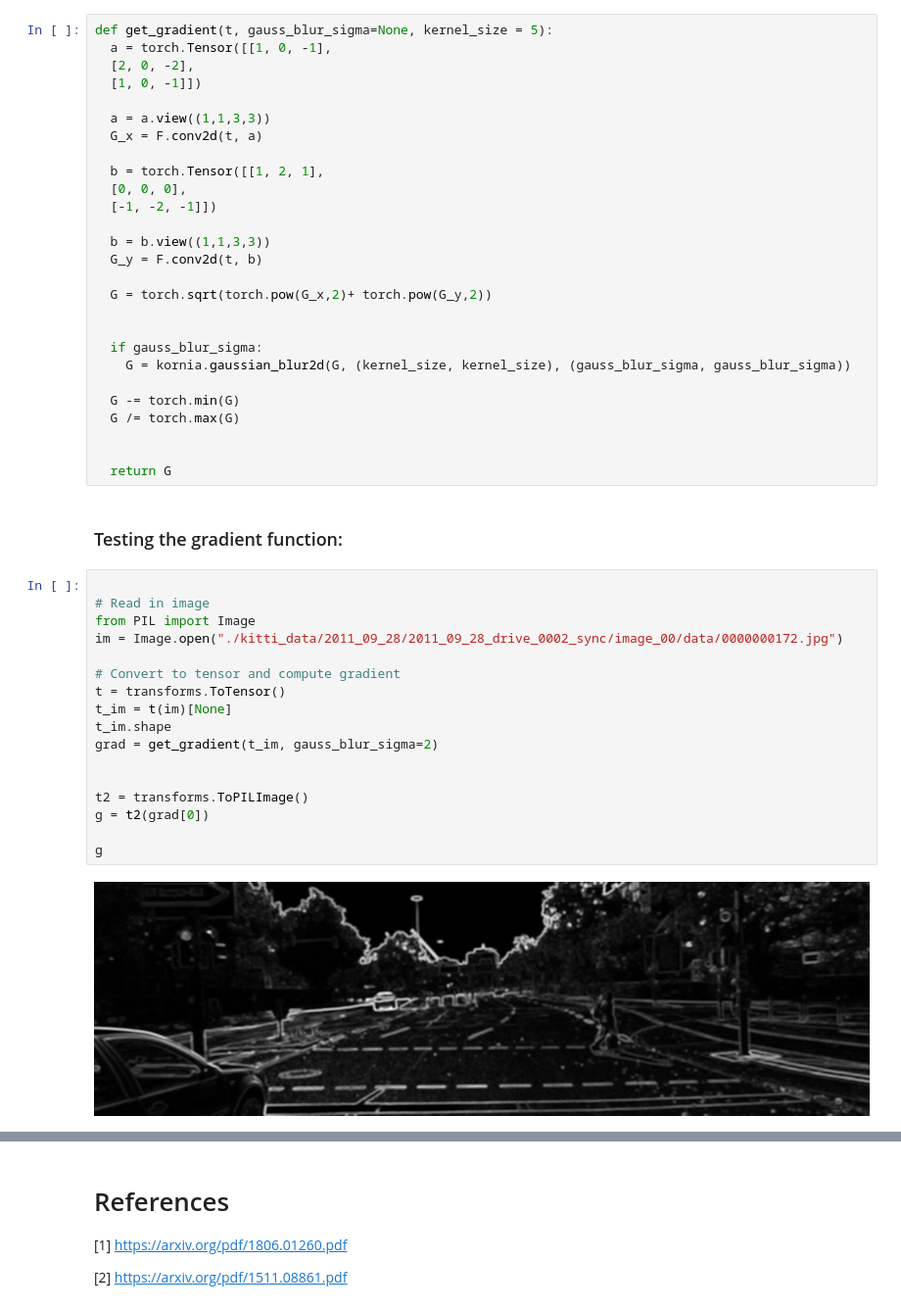
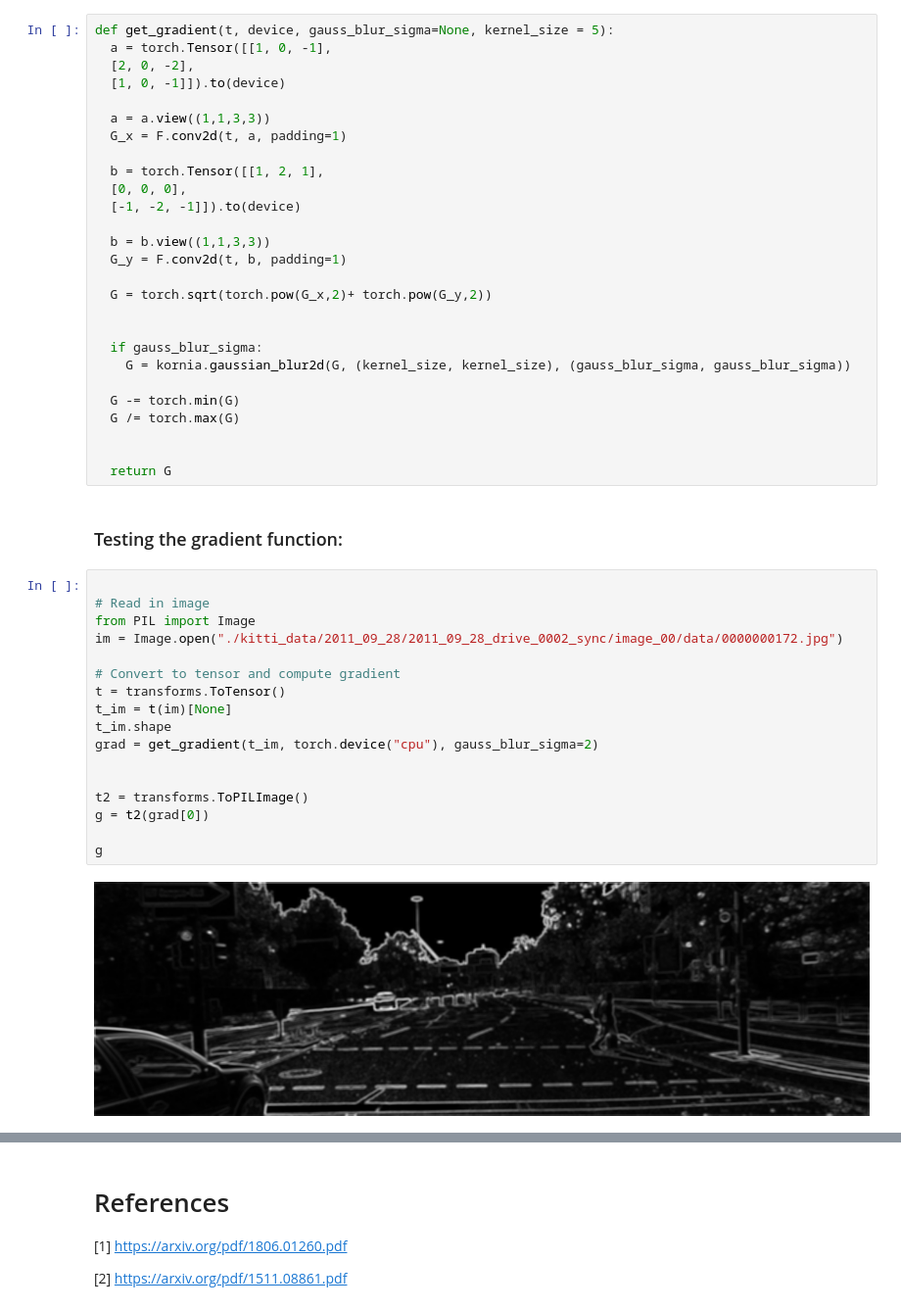
Before and after one commit to ArjunNarayan2066/CS484_project, a Jupyter notebook: cs484_project.ipynb, the cells around one changed output, grey strips where cells are left out. Shown at 98% size. Saved outputs shown, nothing was run; the diff lists cells and outputs as text.

```diff
--- a/cs484_project.ipynb
+++ b/cs484_project.ipynb
@@ -362,20 +389,20 @@ class DepthDecoder(nn.Module):
 # %% [markdown]
 ## Compute gradient of image to give Loss function different weights
 # %%
-def get_gradient(t, gauss_blur_sigma=None, kernel_size = 5):
+def get_gradient(t, device, gauss_blur_sigma=None, kernel_size = 5):
   a = torch.Tensor([[1, 0, -1],
   [2, 0, -2],
-  [1, 0, -1]])
+  [1, 0, -1]]).to(device)
 
   a = a.view((1,1,3,3))
-  G_x = F.conv2d(t, a)
+  G_x = F.conv2d(t, a, padding=1)
 
   b = torch.Tensor([[1, 2, 1],
   [0, 0, 0],
-  [-1, -2, -1]])
+  [-1, -2, -1]]).to(device)
 
   b = b.view((1,1,3,3))
-  G_y = F.conv2d(t, b)
+  G_y = F.conv2d(t, b, padding=1)
 
   G = torch.sqrt(torch.pow(G_x,2)+ torch.pow(G_y,2))
 
@@ -393,19 +420,19 @@ def get_gradient(t, gauss_blur_sigma=None, kernel_size = 5):
 # %%
 
 # Read in image
 from PIL import Image
 im = Image.open("./kitti_data/2011_09_28/2011_09_28_drive_0002_sync/image_00/data/0000000172.jpg")
 
 # Convert to tensor and compute gradient
 t = transforms.ToTensor()
 t_im = t(im)[None]
 t_im.shape
-grad = get_gradient(t_im, gauss_blur_sigma=2)
+grad = get_gradient(t_im, torch.device("cpu"), gauss_blur_sigma=2)
 
 
 t2 = transforms.ToPILImage()
 g = t2(grad[0])
 
 g
 # %% [output]
-[figure, old version]
+[figure, new version]
```
Also changed, not shown: parts of 24 cells of this notebook.
